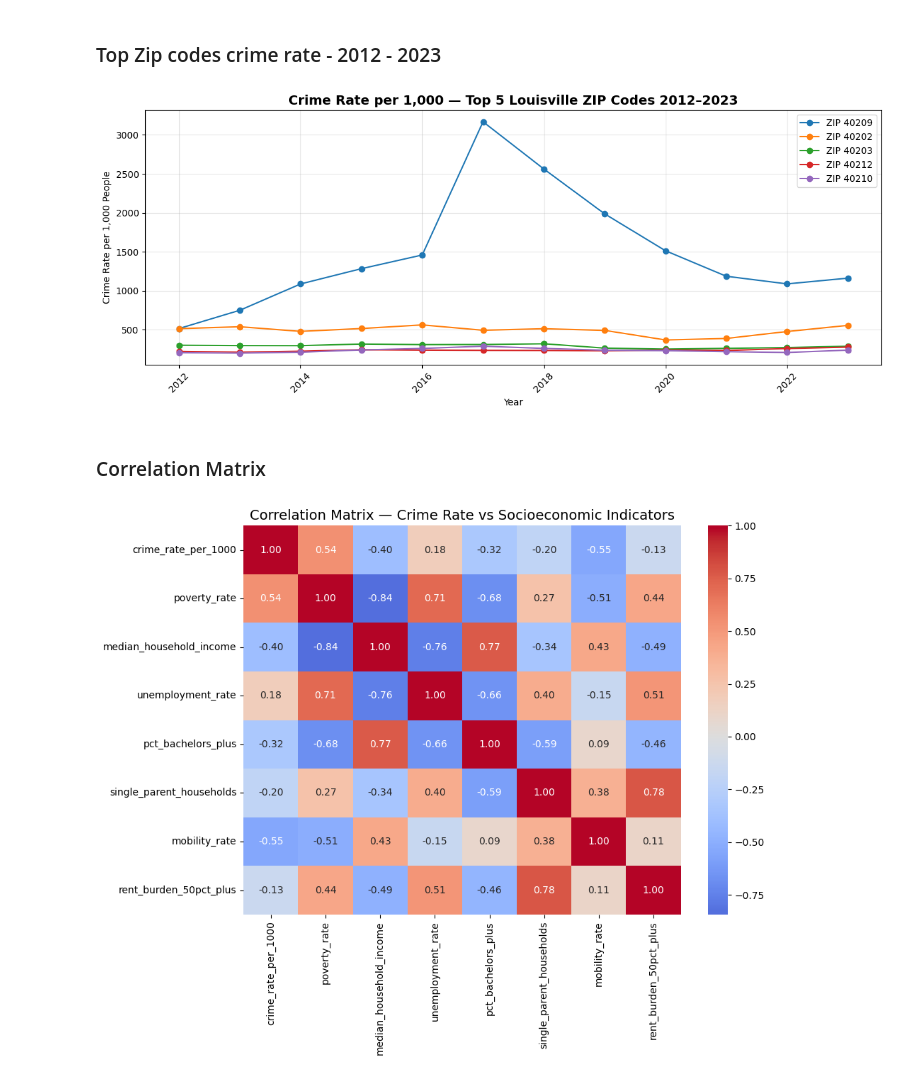
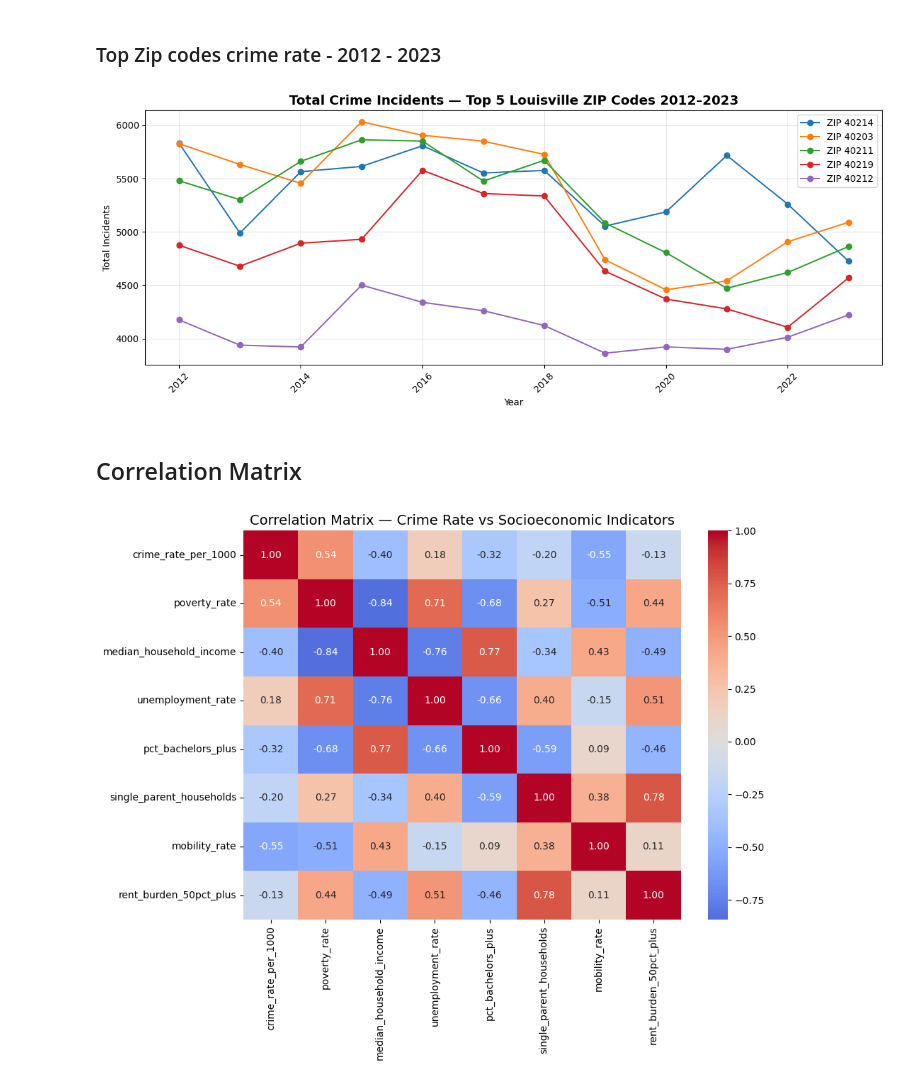
Before and after one commit to JonLar1/Lou_Crime_Data, a Jupyter notebook: notebooks/lou_crime_analysis.ipynb, the cells around one changed output. Cells and saved outputs as stored; diff of their text form; code cells hidden in the pictures.

```diff
--- a/notebooks/lou_crime_analysis.ipynb
+++ b/notebooks/lou_crime_analysis.ipynb
@@ -1699,27 +1819,28 @@ df_zip_rates = plot_crime_by_zip(year=2022)
 # %% [markdown]
 ### Top Zip codes crime rate - 2012 - 2023
 # %%
-# Top 5 highest crime ZIPs — crime rate trend 2012-2023
-top_zips = df_core.groupby('zip_code')['crime_rate_per_1000'].mean().nlargest(5).index.tolist()
+# Top 5 highest crime ZIPs — total incidents trend 2012-2023
+top_zips = df_core.groupby('zip_code')['total_incidents'].mean().nlargest(5).index.tolist()
 df_top = df_core[df_core['zip_code'].isin(top_zips)]
 
 fig, ax = plt.subplots(figsize=(12, 5))
 for zip_code in top_zips:
     data = df_top[df_top['zip_code'] == zip_code]
-    ax.plot(data['year'], data['crime_rate_per_1000'], marker='o', label=f'ZIP {zip_code}')
+    ax.plot(data['year'], data['total_incidents'], marker='o', label=f'ZIP {zip_code}')
 
-ax.set_title('Crime Rate per 1,000 — Top 5 Louisville ZIP Codes 2012–2023', fontsize=14, fontweight='bold')
+ax.set_title('Total Crime Incidents — Top 5 Louisville ZIP Codes 2012–2023',
+             fontsize=14, fontweight='bold')
 ax.set_xlabel('Year')
-ax.set_ylabel('Crime Rate per 1,000 People')
+ax.set_ylabel('Total Incidents')
 ax.legend()
 ax.grid(True, alpha=0.3)
 plt.xticks(rotation=45)
 plt.tight_layout()
 plt.show()
 # %% [output]
-[figure, old version]
+[figure, new version]
 # %% [markdown]
-### Correlation Matrix
+## Correlation Matrix
 # %%
 import seaborn as sns
 
```
Also changed, not shown: parts of 20 cells of this notebook.
